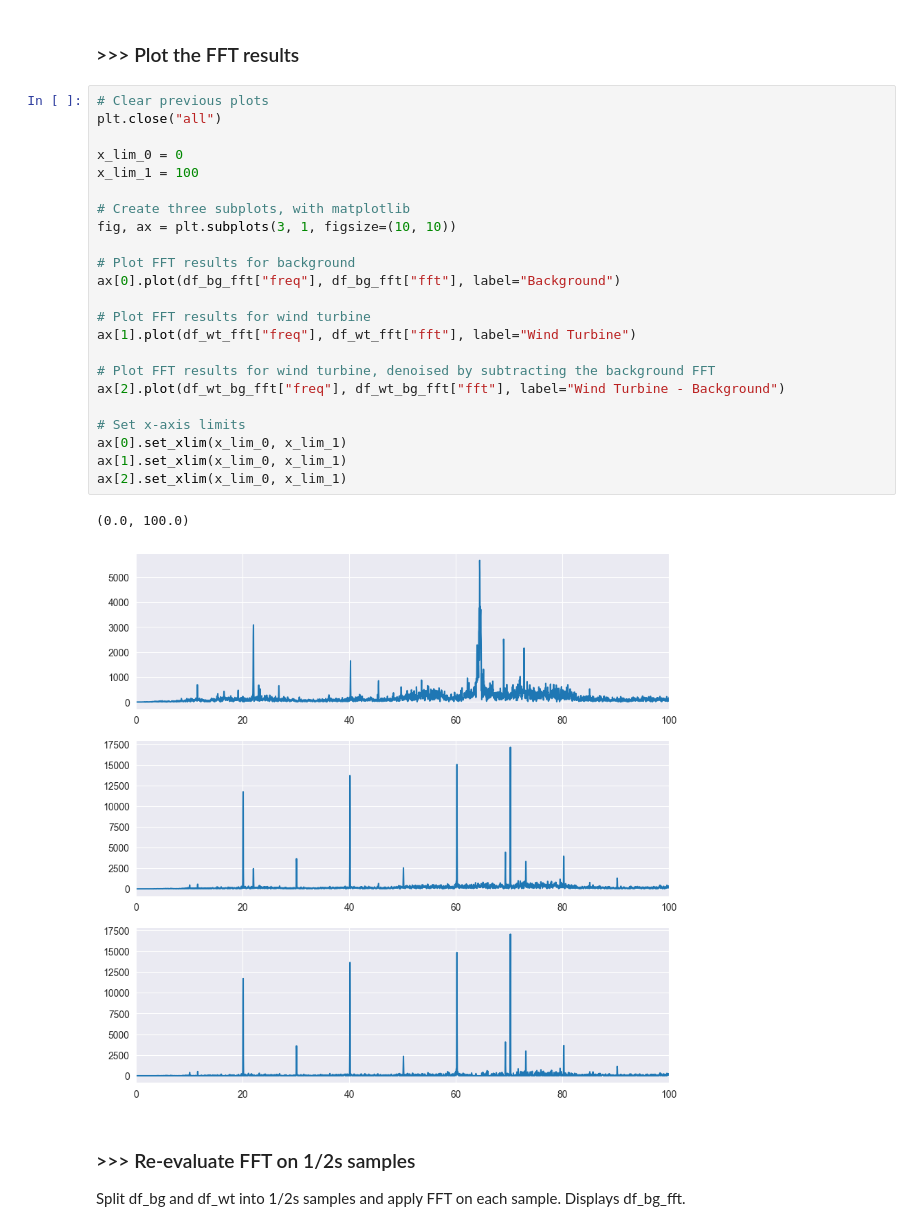
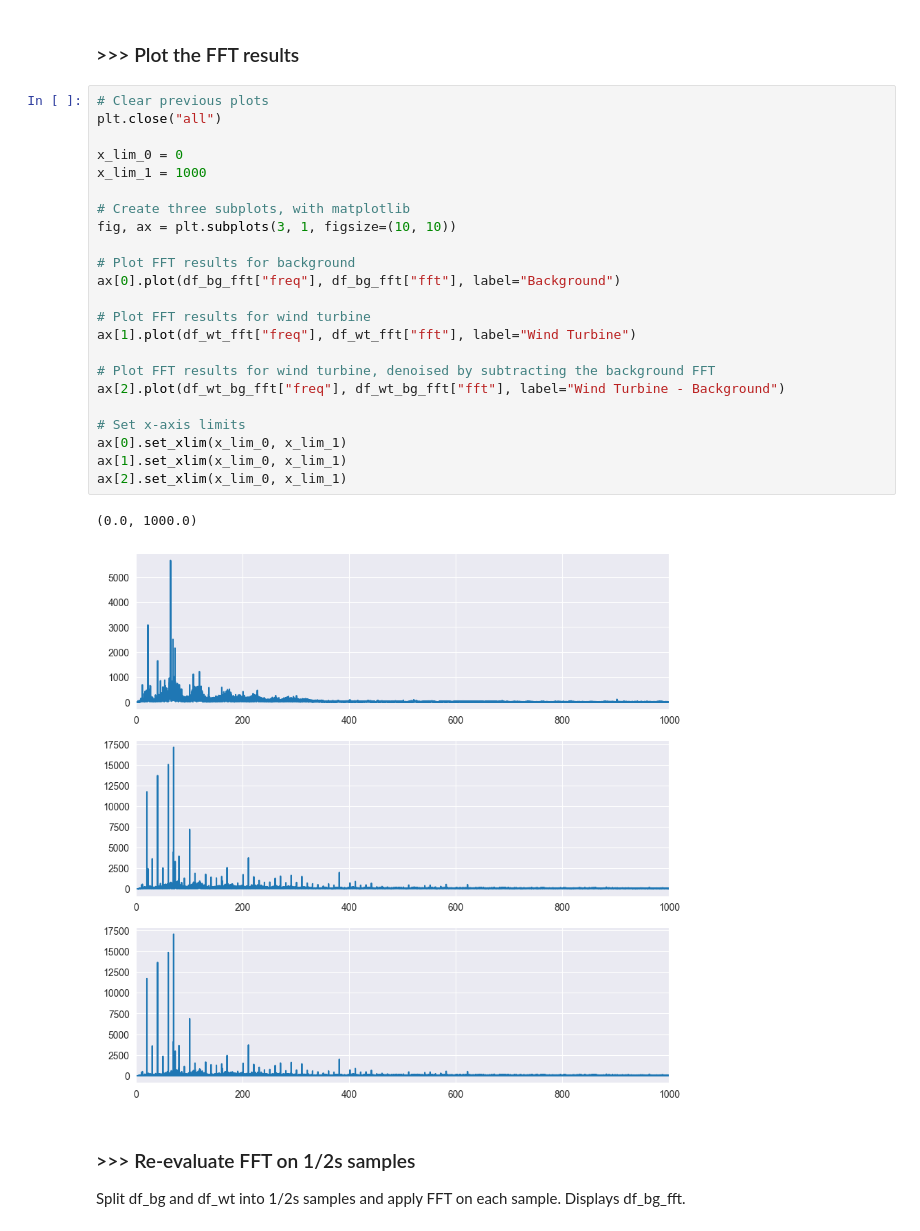
Before and after one commit to gonespral/wind-turbine-noise-measurement-and-prediction, a Jupyter notebook: analysis.ipynb, the cells around one changed output. Drawn from its saved outputs; the diff is of its cells as text.

```diff
--- a/analysis.ipynb
+++ b/analysis.ipynb
@@ -141,29 +126,29 @@ df_wt_bg_fft.loc[df_wt_bg_fft["fft"] < 0, "fft"] = 0
 # %%
 # Clear previous plots
 plt.close("all")
 
 x_lim_0 = 0
-x_lim_1 = 100
+x_lim_1 = 1000
 
 # Create three subplots, with matplotlib
 fig, ax = plt.subplots(3, 1, figsize=(10, 10))
 
 # Plot FFT results for background
 ax[0].plot(df_bg_fft["freq"], df_bg_fft["fft"], label="Background")
 
 # Plot FFT results for wind turbine
 ax[1].plot(df_wt_fft["freq"], df_wt_fft["fft"], label="Wind Turbine")
 
 # Plot FFT results for wind turbine, denoised by subtracting the background FFT
 ax[2].plot(df_wt_bg_fft["freq"], df_wt_bg_fft["fft"], label="Wind Turbine - Background")
 
 # Set x-axis limits
 ax[0].set_xlim(x_lim_0, x_lim_1)
 ax[1].set_xlim(x_lim_0, x_lim_1)
 ax[2].set_xlim(x_lim_0, x_lim_1)
 # %% [output]
-(0.0, 100.0)
+(0.0, 1000.0)
-[figure, old version]
+[figure, new version]
 # %% [markdown]
 ### >>> Re-evaluate FFT on 1/2s samples
 Split df_bg and df_wt into 1/2s samples and apply FFT on each sample. Displays df_bg_fft.
```
Also changed, not shown: parts of 1 cell of this notebook, 1 other file.
